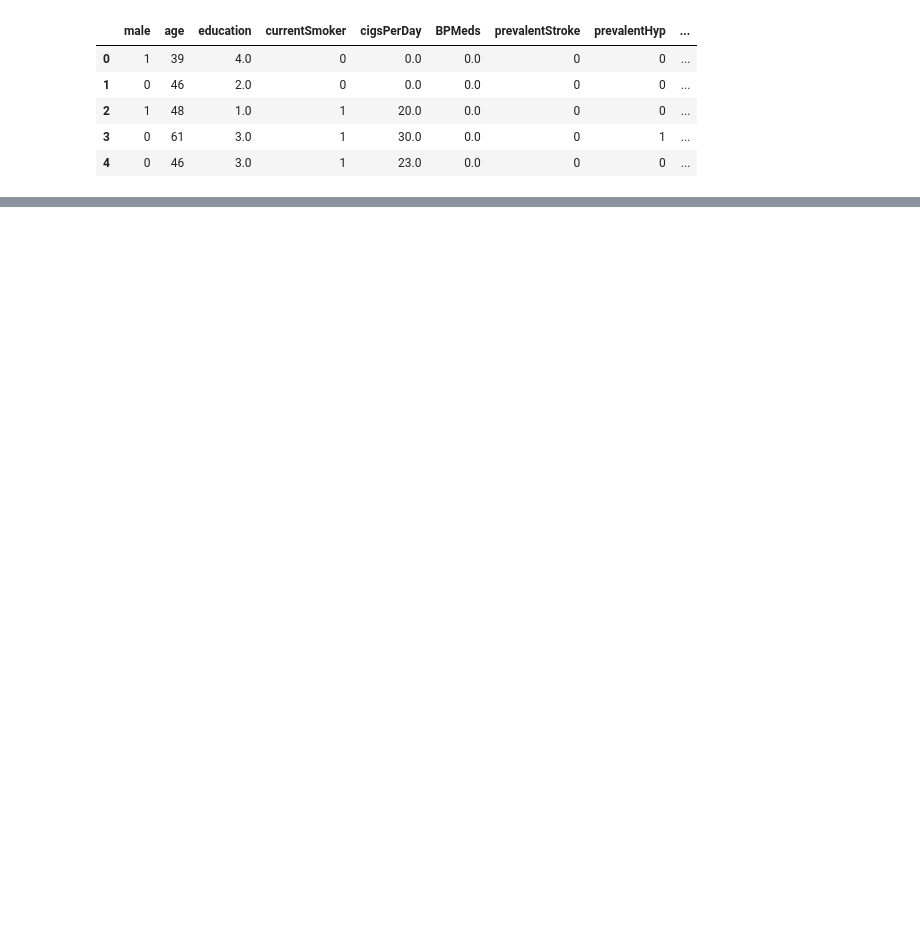
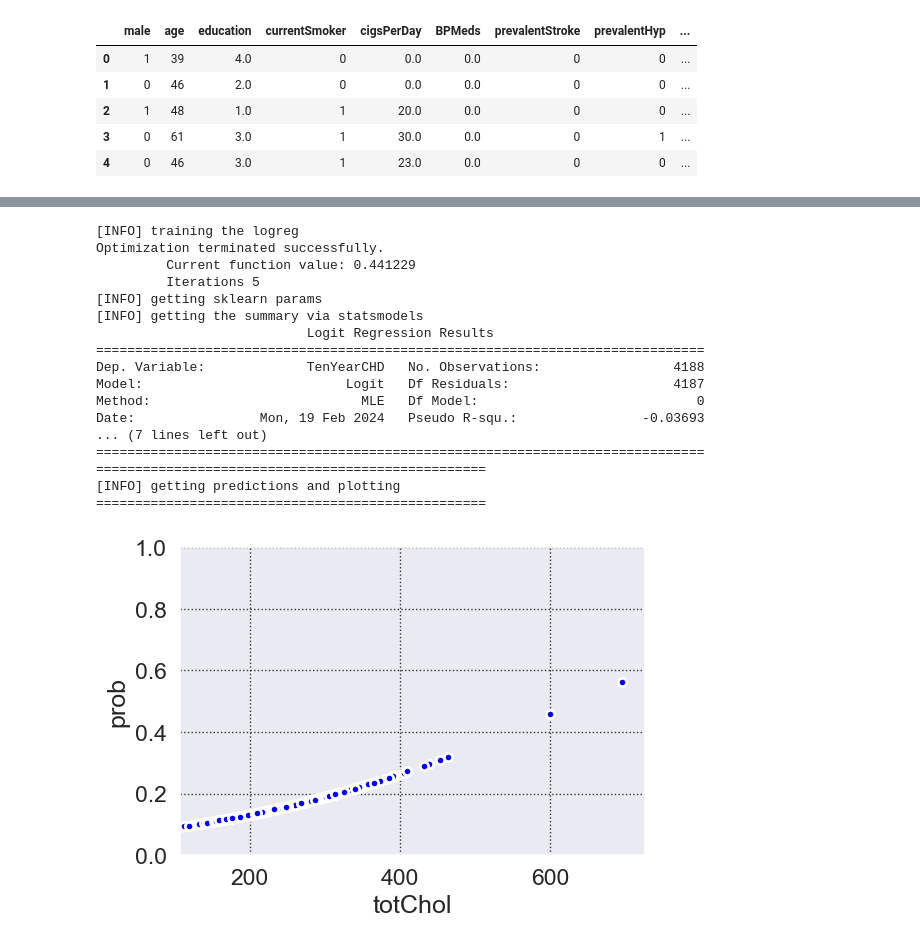
Before and after one commit to nombreinvicto/DeepLearning, a Jupyter notebook: cv_playground.ipynb, the cells around one changed output, grey strips where cells are left out. Drawn from its saved outputs; the diff is of its cells as text; code cells hidden in the pictures; blank space fills up the shorter version.

```diff
--- a/cv_playground.ipynb
+++ b/cv_playground.ipynb
@@ -48,0 +49,27 @@ x1             0.0329      0.031      1.070      0.285      -0.027       0.093
+# %%
+num_feat = "totChol"
+param_df, logres = get_logistic_plot(num_feat=num_feat,
+                                     group_feat="TenYearCHD",
+                                     map_target={"yes_chd": 1, "no_chd": 0},
+                                     df=df,
+                                     scale=False,
+                                     solver='liblinear')
+# %% [output]
+[INFO] training the logreg
+Optimization terminated successfully.
+         Current function value: 0.441229
+         Iterations 5
+[INFO] getting sklearn params
+[INFO] getting the summary via statsmodels
+                           Logit Regression Results
+==============================================================================
+Dep. Variable:             TenYearCHD   No. Observations:                 4188
+Model:                          Logit   Df Residuals:                     4187
+Method:                           MLE   Df Model:                            0
+Date:                Mon, 19 Feb 2024   Pseudo R-squ.:                -0.03693
+... (7 lines left out)
+==============================================================================
+==================================================
+[INFO] getting predictions and plotting
+==================================================
+[figure, added]
```
Also changed, not shown: parts of 7 cells of this notebook, 1 other file.
